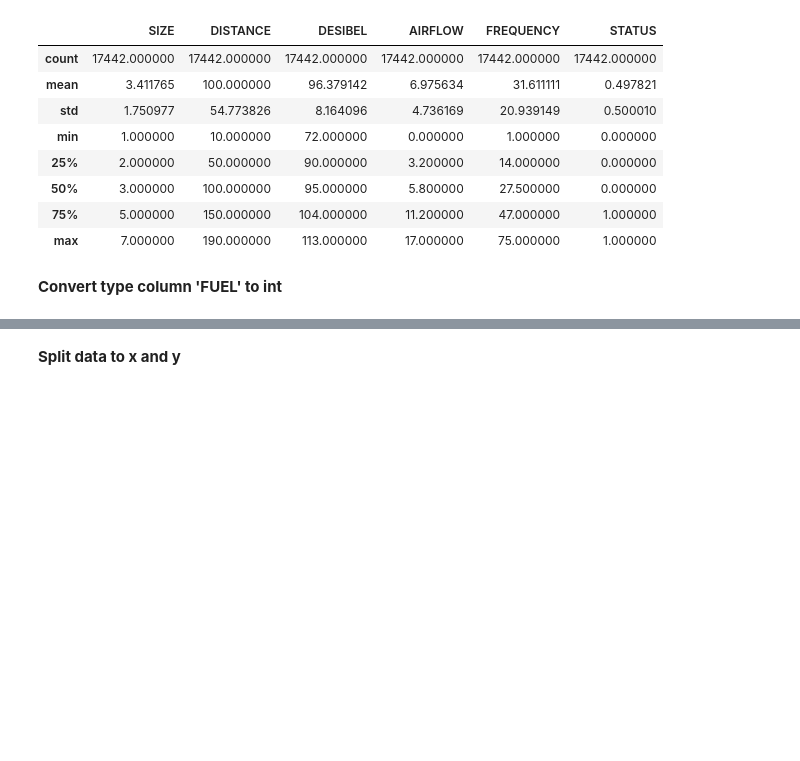
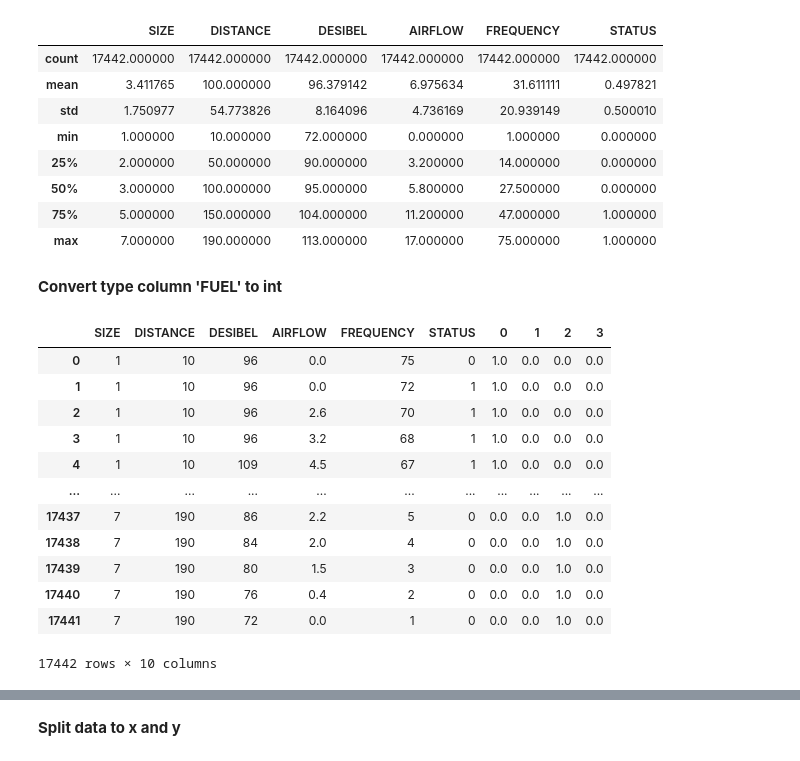
Before and after one commit to Braddock511/Machine-Learning-Practice, a Jupyter notebook: AcousticExtinguisherFire/main.ipynb, the cells around one changed output, grey strips where cells are left out. Drawn from its saved outputs; the diff is of its cells as text; code cells hidden in the pictures; blank space fills up the shorter version.

```diff
--- a/AcousticExtinguisherFire/main.ipynb
+++ b/AcousticExtinguisherFire/main.ipynb
@@ -62,0 +66,16 @@ df['FUEL'] = label_encoder.fit_transform(df[['FUEL']])
+# %%
+df
+# %% [output]
+|  | SIZE | DISTANCE | DESIBEL | AIRFLOW | FREQUENCY | STATUS | 0 | 1 | 2 | 3 |
+| 0 | 1 | 10 | 96 | 0.0 | 75 | 0 | 1.0 | 0.0 | 0.0 | 0.0 |
+| 1 | 1 | 10 | 96 | 0.0 | 72 | 1 | 1.0 | 0.0 | 0.0 | 0.0 |
+| 2 | 1 | 10 | 96 | 2.6 | 70 | 1 | 1.0 | 0.0 | 0.0 | 0.0 |
+| 3 | 1 | 10 | 96 | 3.2 | 68 | 1 | 1.0 | 0.0 | 0.0 | 0.0 |
+| 4 | 1 | 10 | 109 | 4.5 | 67 | 1 | 1.0 | 0.0 | 0.0 | 0.0 |
+| ... | ... | ... | ... | ... | ... | ... | ... | ... | ... | ... |
+| 17437 | 7 | 190 | 86 | 2.2 | 5 | 0 | 0.0 | 0.0 | 1.0 | 0.0 |
+| 17438 | 7 | 190 | 84 | 2.0 | 4 | 0 | 0.0 | 0.0 | 1.0 | 0.0 |
+| 17439 | 7 | 190 | 80 | 1.5 | 3 | 0 | 0.0 | 0.0 | 1.0 | 0.0 |
+| 17440 | 7 | 190 | 76 | 0.4 | 2 | 0 | 0.0 | 0.0 | 1.0 | 0.0 |
+| 17441 | 7 | 190 | 72 | 0.0 | 1 | 0 | 0.0 | 0.0 | 1.0 | 0.0 |
+17442 rows × 10 columns
```
Also changed, not shown: parts of 12 cells of this notebook.
